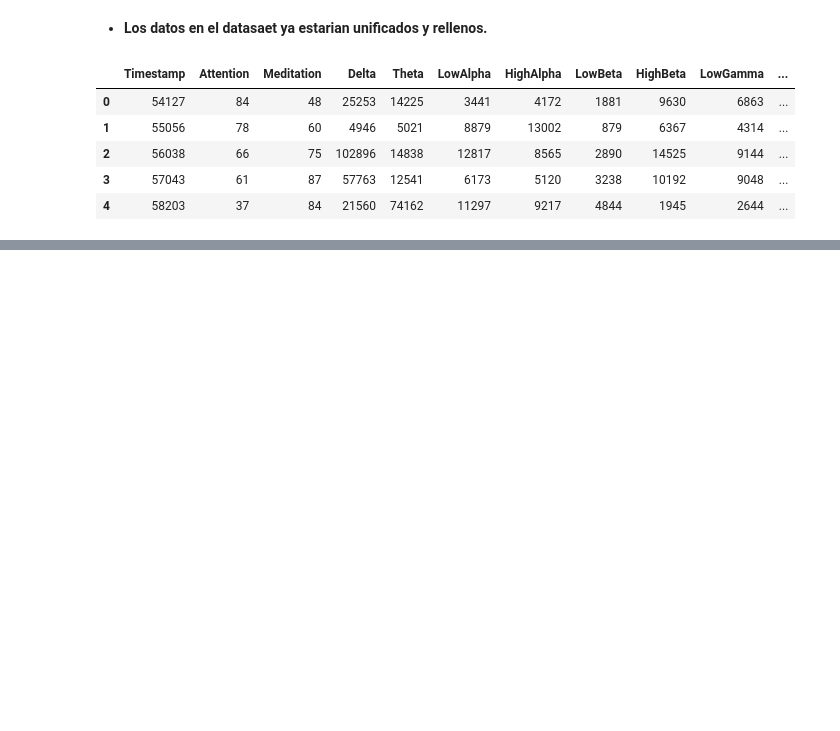
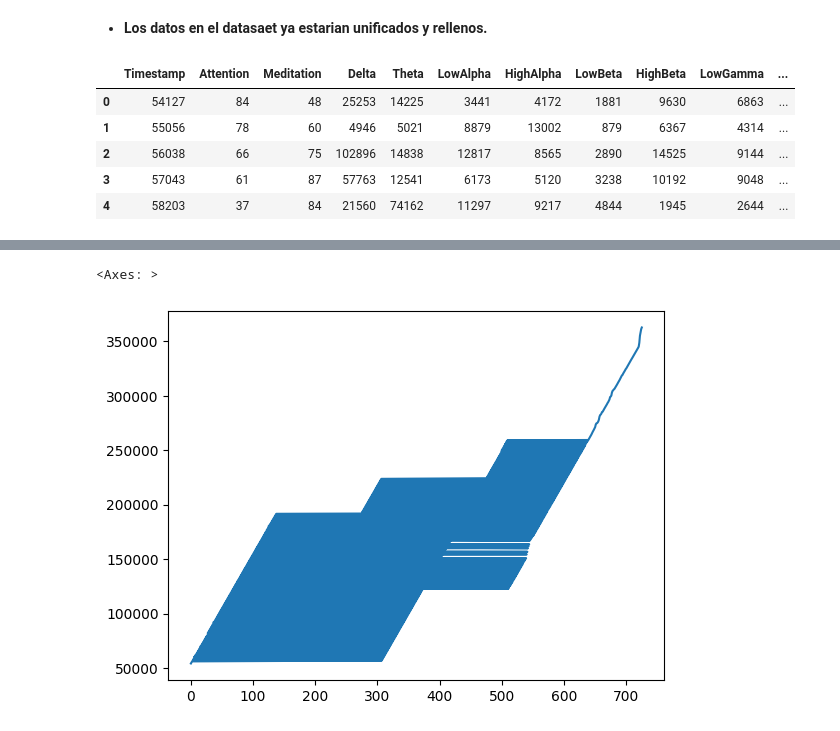
Before and after one commit to jpg1003/AnalisisEEG, a Jupyter notebook: codigo/notebooks/CodigoTFG.ipynb, the cells around one changed output, grey strips where cells are left out. Cells and saved outputs as stored; diff of their text form; code cells hidden in the pictures; blank space fills up the shorter version.

```diff
--- a/codigo/notebooks/CodigoTFG.ipynb
+++ b/codigo/notebooks/CodigoTFG.ipynb
@@ -199,0 +189,2 @@ plt.show()
+# %%
+datosEEGTotal1 = datosEEGTotal.sort_values(by = 'Timestamp')
@@ -199,0 +207,5 @@ plt.show()
+# %%
+datosEEGTotal1["Timestamp"].plot()
+# %% [output]
+<Axes: >
+[figure, added]
```
Also changed, not shown: parts of 14 cells of this notebook.
